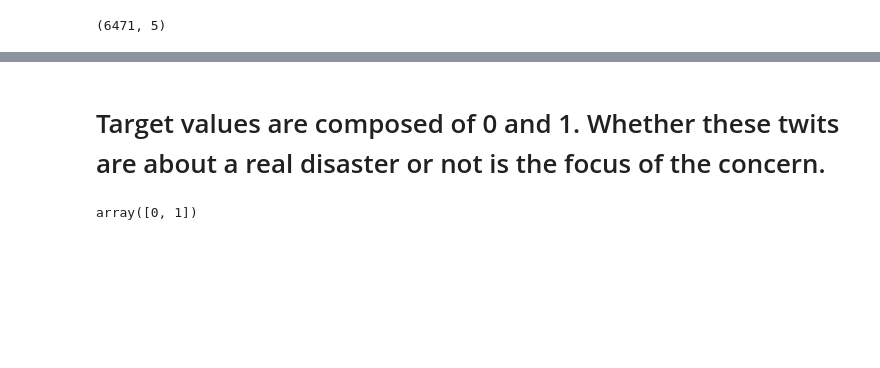
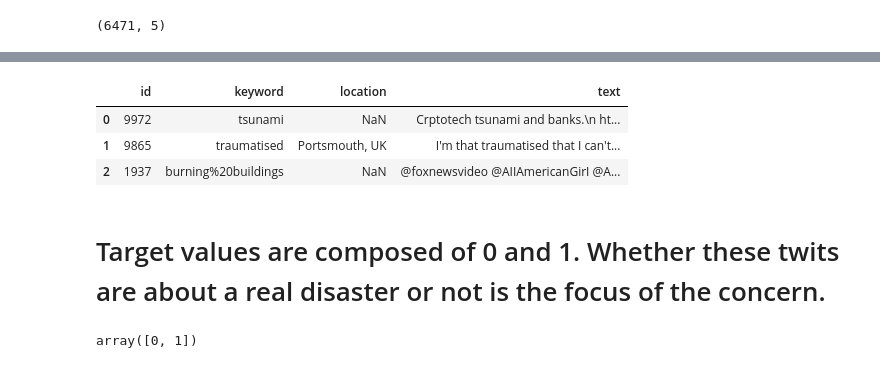
Before and after one commit to sarrab/DMML2020_COOP, a Jupyter notebook: code/COOP20.ipynb, the cells around one changed output, grey strips where cells are left out. Cells and saved outputs as stored; diff of their text form; code cells hidden in the pictures; blank space fills up the shorter version.

```diff
--- a/code/COOP20.ipynb
+++ b/code/COOP20.ipynb
@@ -60,3 +51,10 @@ df.shape
+# %%
+test.head(3)
+# %% [output]
+|  | id | keyword | location | text |
+| 0 | 9972 | tsunami | NaN | Crptotech tsunami and banks.\n ht... |
+| 1 | 9865 | traumatised | Portsmouth, UK | I'm that traumatised that I can't... |
+| 2 | 1937 | burning%20buildings | NaN | @foxnewsvideo @AIIAmericanGirI @A... |
 # %% [markdown]
 # Target values are composed of 0 and 1. Whether these twits are about a real disaster or not is the focus of the concern.
 # %%
```
Also changed, not shown: parts of 34 cells of this notebook.
